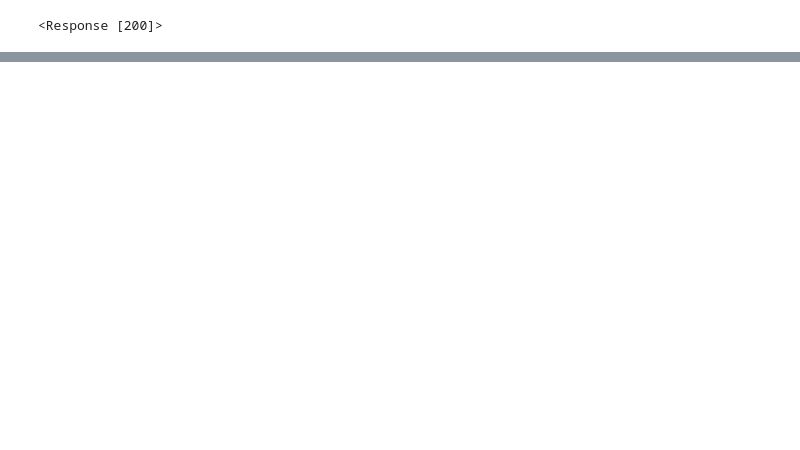
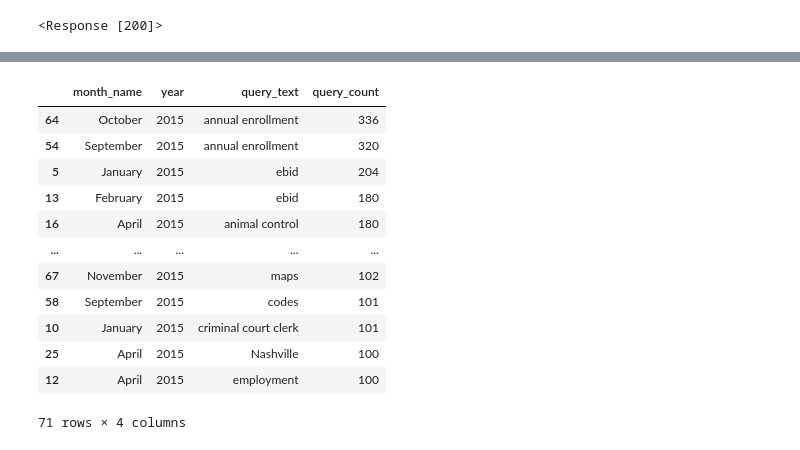
Before and after one commit to NSS-Data-Analytics-Cohort-10/api-mhm516, a Jupyter notebook: notebooks/nb1.ipynb, the cells around one changed output, grey strips where cells are left out. Saved outputs shown, nothing was run; the diff lists cells and outputs as text; code cells hidden in the pictures; blank space fills up the shorter version.

```diff
--- a/notebooks/nb1.ipynb
+++ b/notebooks/nb1.ipynb
@@ -151,0 +169,19 @@ high_qcount
+# %%
+response2015 = requests.get(endpoint, params=params2015)
+res2015=response2015.json()
+greater2015=pd.DataFrame(res2015)
+greater2015.sort_values(by='query_count', ascending=False)
+# %% [output]
+|  | month_name | year | query_text | query_count |
+| 64 | October | 2015 | annual enrollment | 336 |
+| 54 | September | 2015 | annual enrollment | 320 |
+| 5 | January | 2015 | ebid | 204 |
+| 13 | February | 2015 | ebid | 180 |
+| 16 | April | 2015 | animal control | 180 |
+| ... | ... | ... | ... | ... |
+| 67 | November | 2015 | maps | 102 |
+| 58 | September | 2015 | codes | 101 |
+| 10 | January | 2015 | criminal court clerk | 101 |
+| 25 | April | 2015 | Nashville | 100 |
+| 12 | April | 2015 | employment | 100 |
+71 rows × 4 columns
```
Also changed, not shown: parts of 21 cells of this notebook.
